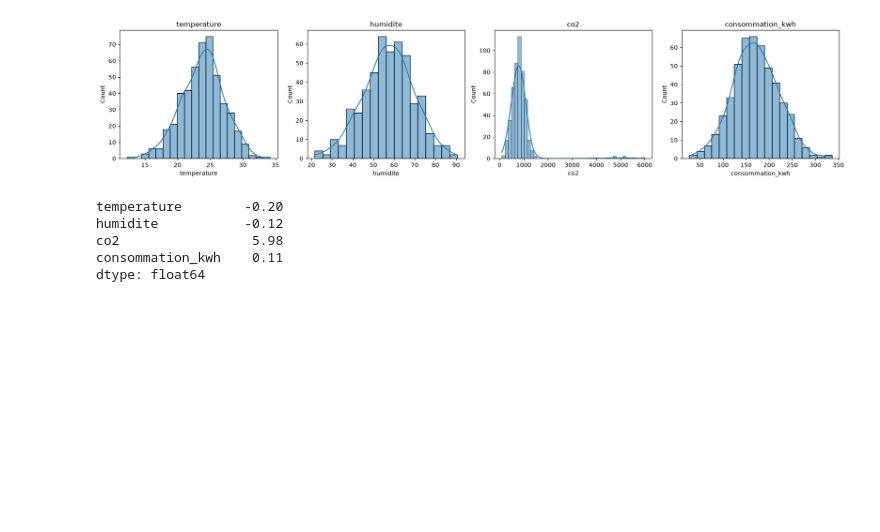
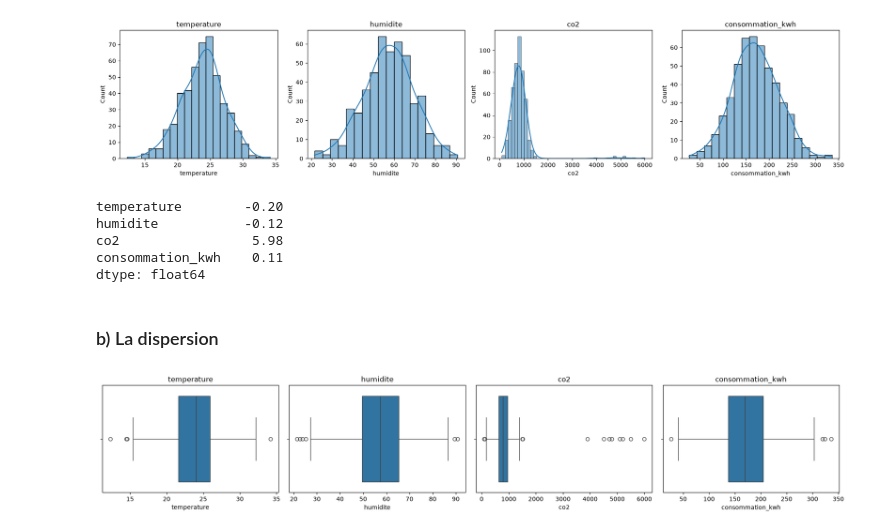
Before and after one commit to sinendoye/atelier_prepa_donnees_tab, a Jupyter notebook: notebooks/atelier_prepa_donnees_tab.ipynb, the cells around one changed output. Drawn from its saved outputs; the diff is of its cells as text; code cells hidden in the pictures; blank space fills up the shorter version.

Commit message:
15a: Identification visuelle de la dispersion pour la température, l’humidité, le CO₂ et la consommation

```diff
--- a/notebooks/atelier_prepa_donnees_tab.ipynb
+++ b/notebooks/atelier_prepa_donnees_tab.ipynb
@@ -576,3 +576,14 @@ humidite           -0.12
 co2                 5.98
 consommation_kwh    0.11
 dtype: float64
+# %% [markdown]
+### b) La dispersion
+# %%
+fig, axes = plt.subplots(1, 4, figsize=(18, 3.5))
+for ax, c in zip(axes, vars_visuelles):
+    sns.boxplot(x=df[c], ax=ax)
+    ax.set_title(c)
+plt.tight_layout()
+plt.show()
+# %% [output]
+[figure, added]
```
Also changed, not shown: parts of 1 cell of this notebook.
